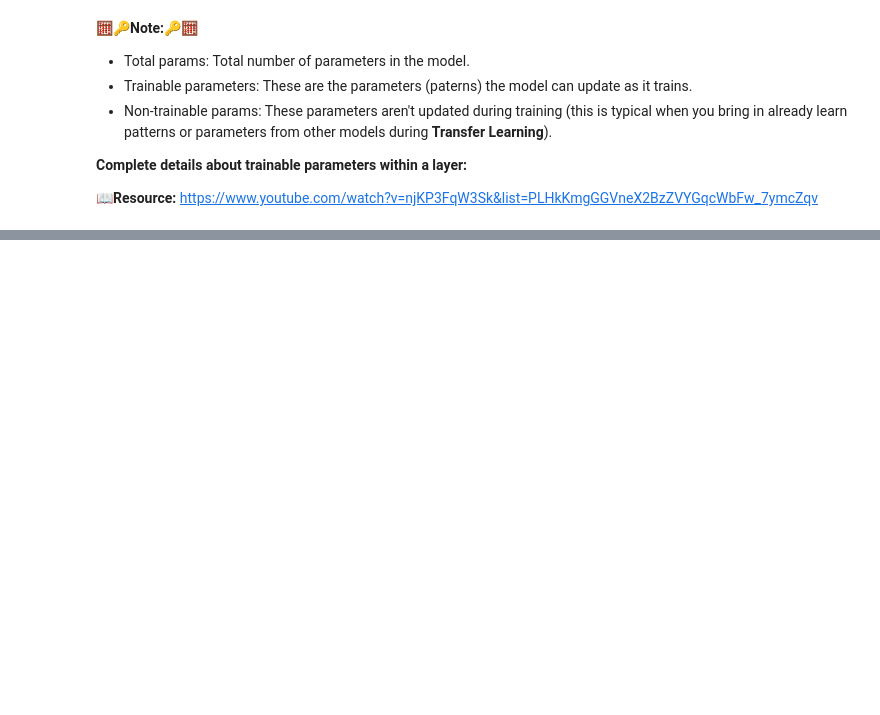
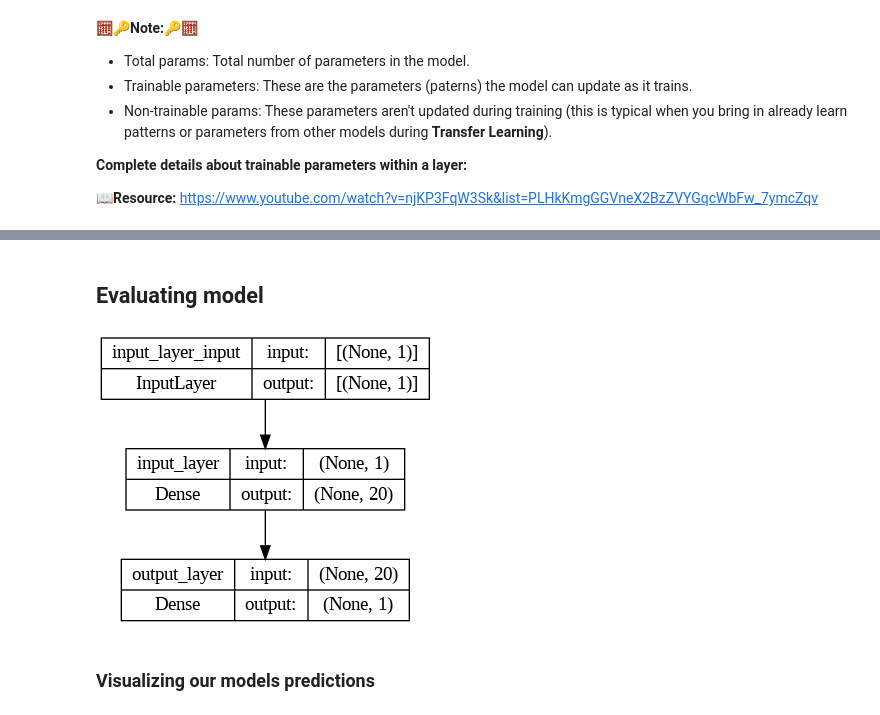
Before and after one commit to Muntasir2179/tensorflow-learning, a Jupyter notebook: 01_neural_network_regression_with_tensorflow.ipynb, the cells around one changed output, grey strips where cells are left out. Cells and saved outputs as stored; diff of their text form; code cells hidden in the pictures; blank space fills up the shorter version.

Commit message:
model details and prediction plot

```diff
--- a/01_neural_network_regression_with_tensorflow.ipynb
+++ b/01_neural_network_regression_with_tensorflow.ipynb
@@ -370,8 +370,9 @@ tf.shape(x_train)
 # %%
 # build the model
 model = tf.keras.Sequential([
-    tf.keras.layers.Dense(3, input_shape=[1]),
-])
+    tf.keras.layers.Dense(20, input_shape=[1], name='input_layer'),
+    tf.keras.layers.Dense(1, name='output_layer')
+], name='neural_network')
 
 # compile the model
 model.compile(loss=tf.keras.losses.mae,
@@ -425 +428,3 @@ Epoch 100/100
 <keras.callbacks.History at 0x...>
+# %% [markdown]
+## Evaluating model
@@ -425,0 +433,6 @@ Epoch 100/100
+# %%
+plot_model(model, show_shapes=True)
+# %% [output]
+[figure, added]
+# %% [markdown]
+### Visualizing our models predictions
```
Also changed, not shown: parts of 15 cells of this notebook.
